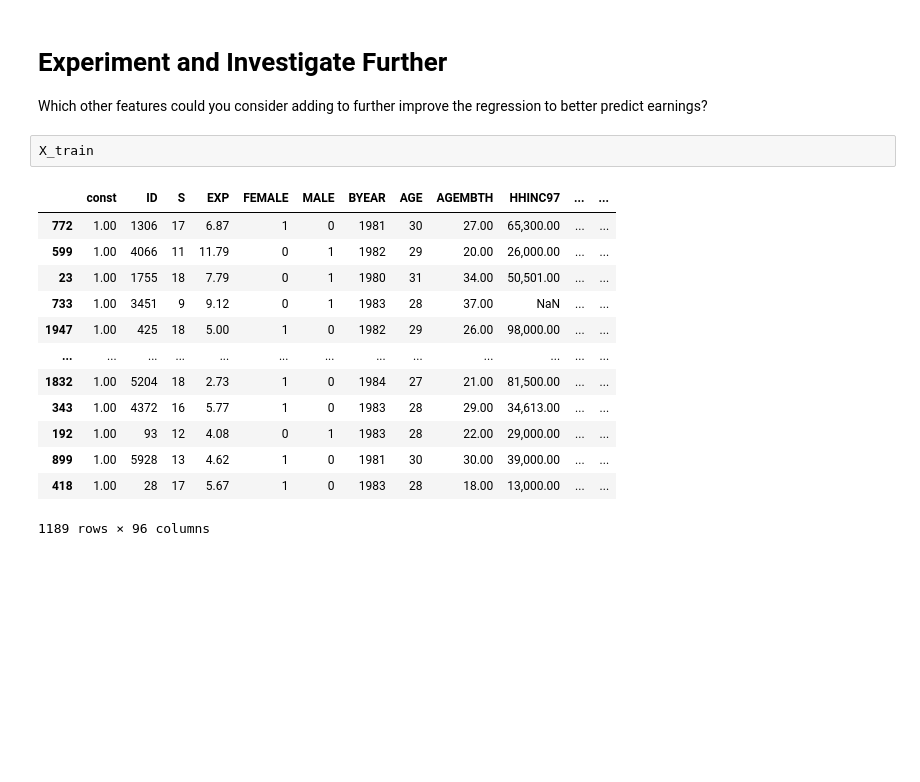
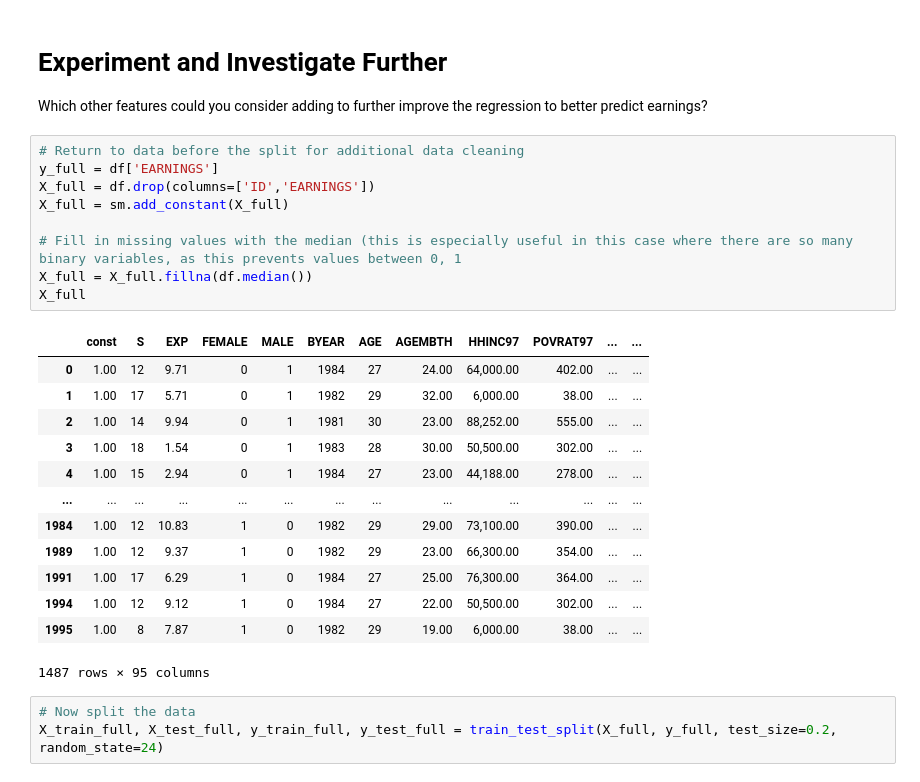
Before and after one commit to tomweinandy/100DaysOfCode, a Jupyter notebook: Projects/Day100/Determinants_of_Earnings.ipynb, the cells around one changed output. Cells and saved outputs as stored; diff of their text form; blank space fills up the shorter version.

Commit message:
Run full regression

```diff
--- a/Projects/Day100/Determinants_of_Earnings.ipynb
+++ b/Projects/Day100/Determinants_of_Earnings.ipynb
@@ -360,19 +365,29 @@ reg.predict(df_pred)[0]
 # Experiment and Investigate Further
 
 Which other features could you consider adding to further improve the regression to better predict earnings?
-# %%
-X_train
-# %% [output]
-|  | const | ID | S | EXP | FEMALE | MALE | BYEAR | AGE | AGEMBTH | HHINC97 | ... | ... |
-| 772 | 1.00 | 1306 | 17 | 6.87 | 1 | 0 | 1981 | 30 | 27.00 | 65,300.00 | ... | ... |
-| 599 | 1.00 | 4066 | 11 | 11.79 | 0 | 1 | 1982 | 29 | 20.00 | 26,000.00 | ... | ... |
-| 23 | 1.00 | 1755 | 18 | 7.79 | 0 | 1 | 1980 | 31 | 34.00 | 50,501.00 | ... | ... |
-| 733 | 1.00 | 3451 | 9 | 9.12 | 0 | 1 | 1983 | 28 | 37.00 | NaN | ... | ... |
-| 1947 | 1.00 | 425 | 18 | 5.00 | 1 | 0 | 1982 | 29 | 26.00 | 98,000.00 | ... | ... |
-| ... | ... | ... | ... | ... | ... | ... | ... | ... | ... | ... | ... | ... |
-| 1832 | 1.00 | 5204 | 18 | 2.73 | 1 | 0 | 1984 | 27 | 21.00 | 81,500.00 | ... | ... |
-| 343 | 1.00 | 4372 | 16 | 5.77 | 1 | 0 | 1983 | 28 | 29.00 | 34,613.00 | ... | ... |
-| 192 | 1.00 | 93 | 12 | 4.08 | 0 | 1 | 1983 | 28 | 22.00 | 29,000.00 | ... | ... |
-| 899 | 1.00 | 5928 | 13 | 4.62 | 1 | 0 | 1981 | 30 | 30.00 | 39,000.00 | ... | ... |
-| 418 | 1.00 | 28 | 17 | 5.67 | 1 | 0 | 1983 | 28 | 18.00 | 13,000.00 | ... | ... |
-1189 rows × 96 columns
+# %%
+# Return to data before the split for additional data cleaning
+y_full = df['EARNINGS']
+X_full = df.drop(columns=['ID','EARNINGS'])
+X_full = sm.add_constant(X_full)
+
+# Fill in missing values with the median (this is especially useful in this case where there are so many binary variables, as this prevents values between 0, 1
+X_full = X_full.fillna(df.median())
+X_full
+# %% [output]
+|  | const | S | EXP | FEMALE | MALE | BYEAR | AGE | AGEMBTH | HHINC97 | POVRAT97 | ... | ... |
+| 0 | 1.00 | 12 | 9.71 | 0 | 1 | 1984 | 27 | 24.00 | 64,000.00 | 402.00 | ... | ... |
+| 1 | 1.00 | 17 | 5.71 | 0 | 1 | 1982 | 29 | 32.00 | 6,000.00 | 38.00 | ... | ... |
+| 2 | 1.00 | 14 | 9.94 | 0 | 1 | 1981 | 30 | 23.00 | 88,252.00 | 555.00 | ... | ... |
+| 3 | 1.00 | 18 | 1.54 | 0 | 1 | 1983 | 28 | 30.00 | 50,500.00 | 302.00 | ... | ... |
+| 4 | 1.00 | 15 | 2.94 | 0 | 1 | 1984 | 27 | 23.00 | 44,188.00 | 278.00 | ... | ... |
+| ... | ... | ... | ... | ... | ... | ... | ... | ... | ... | ... | ... | ... |
+| 1984 | 1.00 | 12 | 10.83 | 1 | 0 | 1982 | 29 | 29.00 | 73,100.00 | 390.00 | ... | ... |
+| 1989 | 1.00 | 12 | 9.37 | 1 | 0 | 1982 | 29 | 23.00 | 66,300.00 | 354.00 | ... | ... |
+| 1991 | 1.00 | 17 | 6.29 | 1 | 0 | 1984 | 27 | 25.00 | 76,300.00 | 364.00 | ... | ... |
+| 1994 | 1.00 | 12 | 9.12 | 1 | 0 | 1984 | 27 | 22.00 | 50,500.00 | 302.00 | ... | ... |
+| 1995 | 1.00 | 8 | 7.87 | 1 | 0 | 1982 | 29 | 19.00 | 6,000.00 | 38.00 | ... | ... |
+1487 rows × 95 columns
+# %%
+# Now split the data
+X_train_full, X_test_full, y_train_full, y_test_full = train_test_split(X_full, y_full, test_size=0.2, random_state=24)
```
Also changed, not shown: parts of 11 cells of this notebook.
